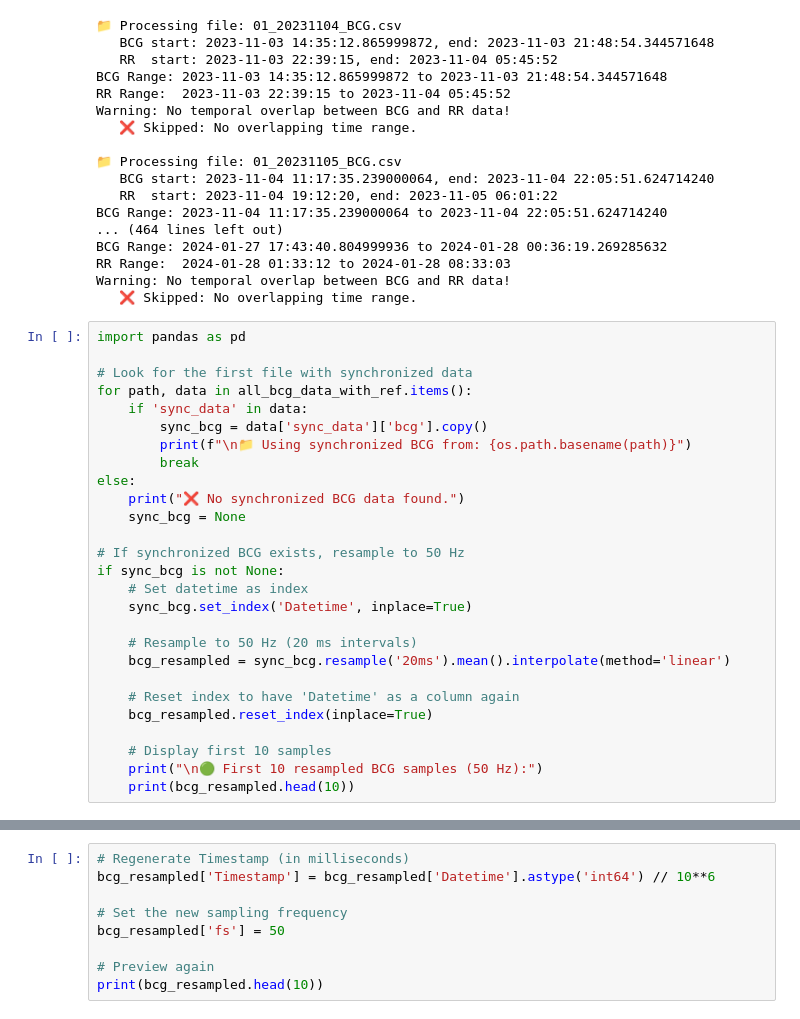
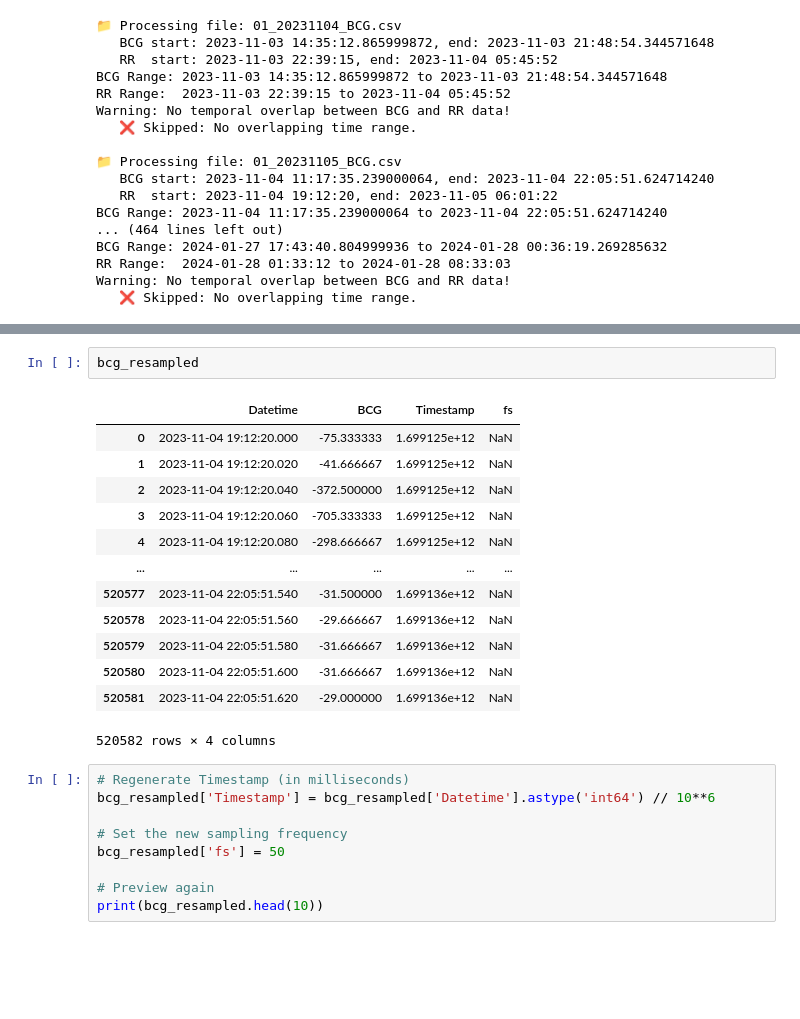
Before and after one commit to hafez1082/Heart-rate-detection, a Jupyter notebook: code/example.ipynb, the cells around one changed output, grey strips where cells are left out. Drawn from its saved outputs; the diff is of its cells as text; blank space fills up the shorter version.

```diff
--- a/code/example.ipynb
+++ b/code/example.ipynb
@@ -426,30 +426,3 @@ BCG Range: 2024-01-27 17:43:40.804999936 to 2024-01-28 00:36:19.269285632
 RR Range:  2024-01-28 01:33:12 to 2024-01-28 08:33:03
 Warning: No temporal overlap between BCG and RR data!
    ❌ Skipped: No overlapping time range.
-# %%
-import pandas as pd
-
-# Look for the first file with synchronized data
-for path, data in all_bcg_data_with_ref.items():
-    if 'sync_data' in data:
-        sync_bcg = data['sync_data']['bcg'].copy()
-        print(f"\n📁 Using synchronized BCG from: {os.path.basename(path)}")
-        break
-else:
-    print("❌ No synchronized BCG data found.")
-    sync_bcg = None
-
-# If synchronized BCG exists, resample to 50 Hz
-if sync_bcg is not None:
-    # Set datetime as index
-    sync_bcg.set_index('Datetime', inplace=True)
-
-    # Resample to 50 Hz (20 ms intervals)
-    bcg_resampled = sync_bcg.resample('20ms').mean().interpolate(method='linear')
-
-    # Reset index to have 'Datetime' as a column again
-    bcg_resampled.reset_index(inplace=True)
-
-    # Display first 10 samples
-    print("\n🟢 First 10 resampled BCG samples (50 Hz):")
-    print(bcg_resampled.head(10))
@@ -471,3 +493,19 @@ if sync_bcg is not None:
+# %%
+bcg_resampled
+# %% [output]
+|  | Datetime | BCG | Timestamp | fs |
+| 0 | 2023-11-04 19:12:20.000 | -75.333333 | 1.699125e+12 | NaN |
+| 1 | 2023-11-04 19:12:20.020 | -41.666667 | 1.699125e+12 | NaN |
+| 2 | 2023-11-04 19:12:20.040 | -372.500000 | 1.699125e+12 | NaN |
+| 3 | 2023-11-04 19:12:20.060 | -705.333333 | 1.699125e+12 | NaN |
+| 4 | 2023-11-04 19:12:20.080 | -298.666667 | 1.699125e+12 | NaN |
+| ... | ... | ... | ... | ... |
+| 520577 | 2023-11-04 22:05:51.540 | -31.500000 | 1.699136e+12 | NaN |
+| 520578 | 2023-11-04 22:05:51.560 | -29.666667 | 1.699136e+12 | NaN |
+| 520579 | 2023-11-04 22:05:51.580 | -31.666667 | 1.699136e+12 | NaN |
+| 520580 | 2023-11-04 22:05:51.600 | -31.666667 | 1.699136e+12 | NaN |
+| 520581 | 2023-11-04 22:05:51.620 | -29.000000 | 1.699136e+12 | NaN |
+520582 rows × 4 columns
 # %%
 # Regenerate Timestamp (in milliseconds)
 bcg_resampled['Timestamp'] = bcg_resampled['Datetime'].astype('int64') // 10**6
```
Also changed, not shown: parts of 11 cells of this notebook.
